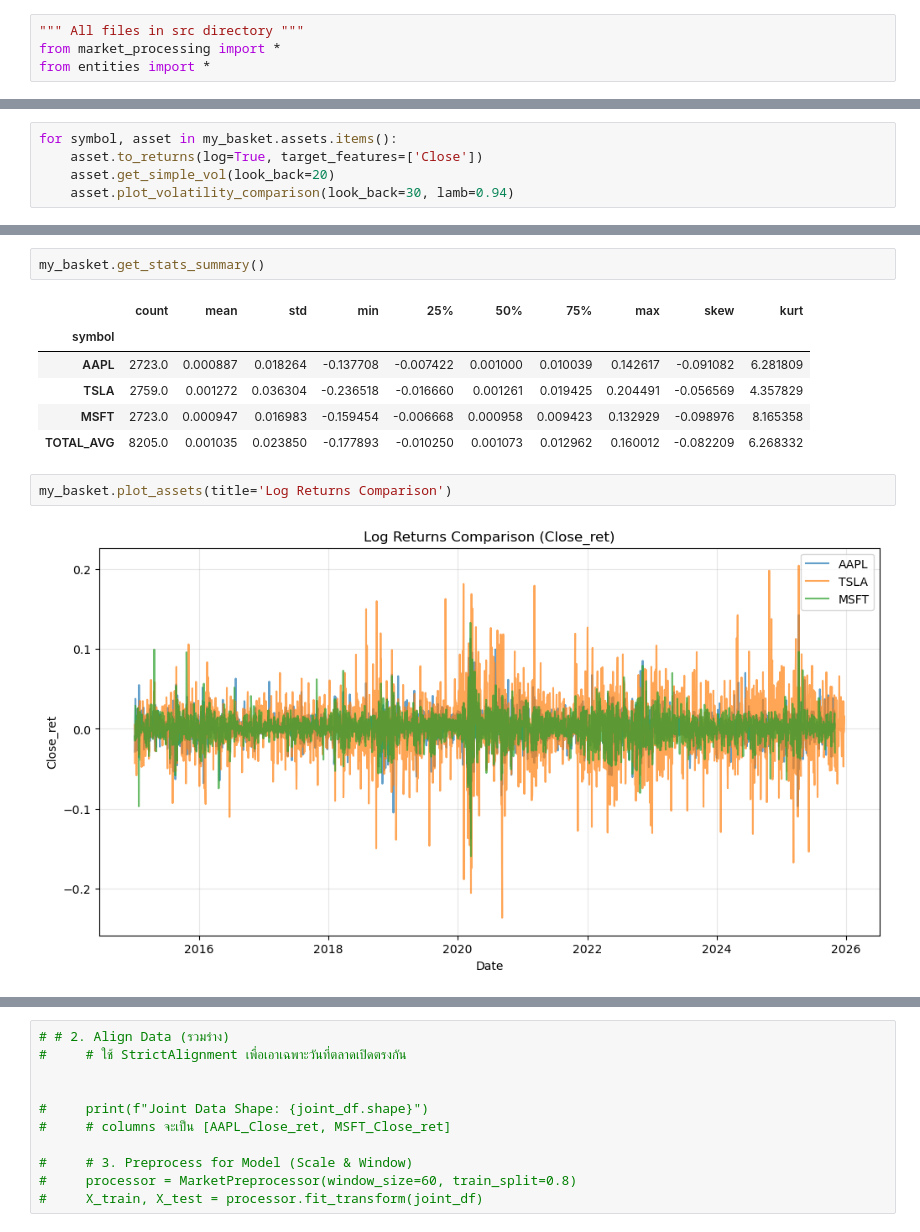
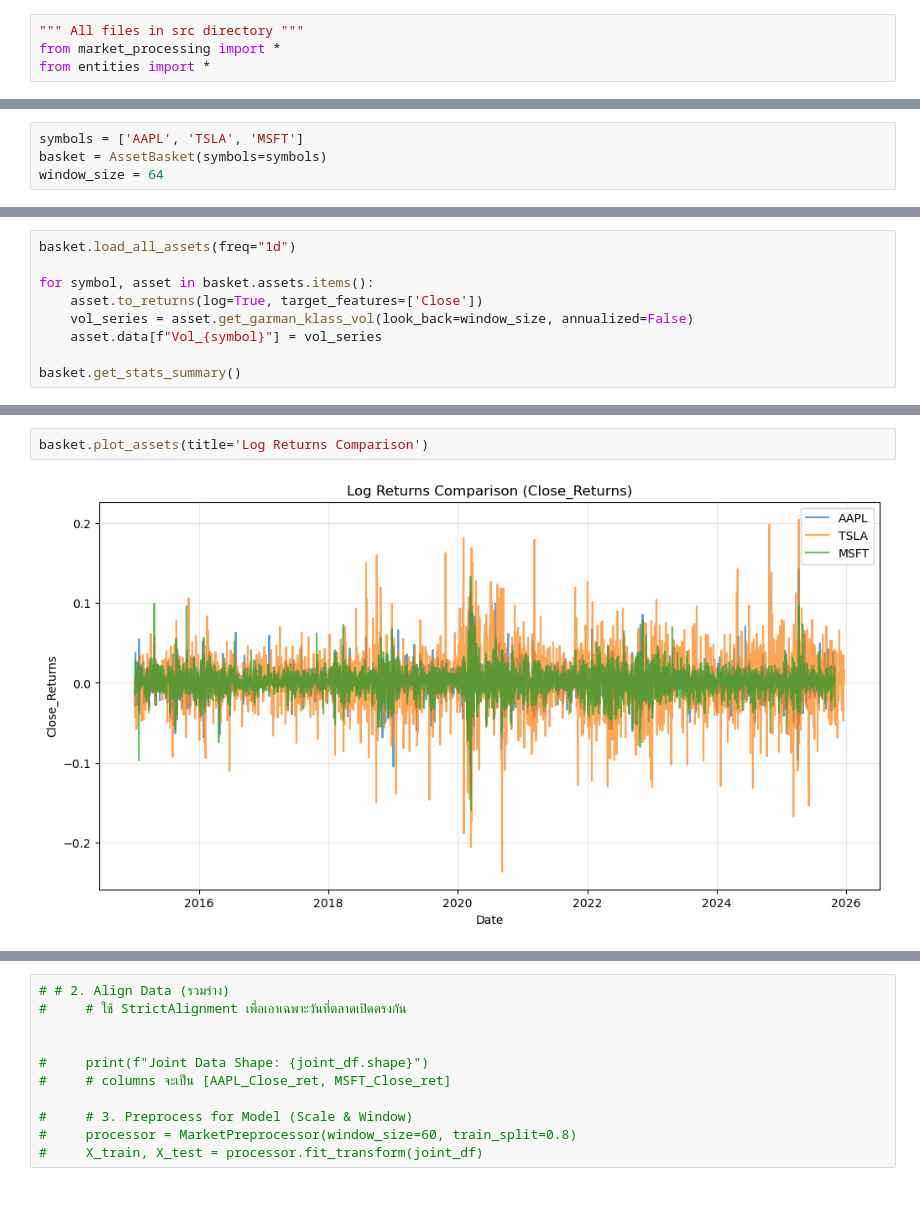
Before and after one commit to Narodomy/Time-Series-Generative-AI-for-Asset-Investment, a Jupyter notebook: notebooks/v4_playground.ipynb, the cells around one changed output, grey strips where cells are left out. Drawn from its saved outputs; the diff is of its cells as text; blank space fills up the shorter version.

Commit message:
Do statistic (Corr, Vol) as Matrix, Vector, Flatten Matrix each asset in the asset group!

```diff
--- a/notebooks/v4_playground.ipynb
+++ b/notebooks/v4_playground.ipynb
@@ -41,0 +41,4 @@ INFO:entities.basket:Batch load complete. Success: 3/3. Total assets in basket:
+# %%
+symbols = ['AAPL', 'TSLA', 'MSFT']
+basket = AssetBasket(symbols=symbols)
+window_size = 64
@@ -42,6 +47,10 @@ INFO:entities.basket:Batch load complete. Success: 3/3. Total assets in basket:
 # %%
-for symbol, asset in my_basket.assets.items():
+basket.load_all_assets(freq="1d")
+
+for symbol, asset in basket.assets.items():
     asset.to_returns(log=True, target_features=['Close'])
-    asset.get_simple_vol(look_back=20)
-    asset.plot_volatility_comparison(look_back=30, lamb=0.94)
+    vol_series = asset.get_garman_klass_vol(look_back=window_size, annualized=False)
+    asset.data[f"Vol_{symbol}"] = vol_series
+
+basket.get_stats_summary()
 # %% [output]
@@ -54,14 +77,5 @@ DEBUG:entities.asset:MSFT converted to Returns (Log=True)
-# %%
-my_basket.get_stats_summary()
-# %% [output]
-|  | count | mean | std | min | 25% | 50% | 75% | max | skew | kurt |
-| symbol |  |  |  |  |  |  |  |  |  |  |
-| AAPL | 2723.0 | 0.000887 | 0.018264 | -0.137708 | -0.007422 | 0.001000 | 0.010039 | 0.142617 | -0.091082 | 6.281809 |
-| TSLA | 2759.0 | 0.001272 | 0.036304 | -0.236518 | -0.016660 | 0.001261 | 0.019425 | 0.204491 | -0.056569 | 4.357829 |
-| MSFT | 2723.0 | 0.000947 | 0.016983 | -0.159454 | -0.006668 | 0.000958 | 0.009423 | 0.132929 | -0.098976 | 8.165358 |
-| TOTAL_AVG | 8205.0 | 0.001035 | 0.023850 | -0.177893 | -0.010250 | 0.001073 | 0.012962 | 0.160012 | -0.082209 | 6.268332 |
 # %%
-my_basket.plot_assets(title='Log Returns Comparison')
+basket.plot_assets(title='Log Returns Comparison')
 # %% [output]
-[figure, old version]
+[figure, new version]
 # %%
```
Also changed, not shown: parts of 14 cells of this notebook, 10 other files.
